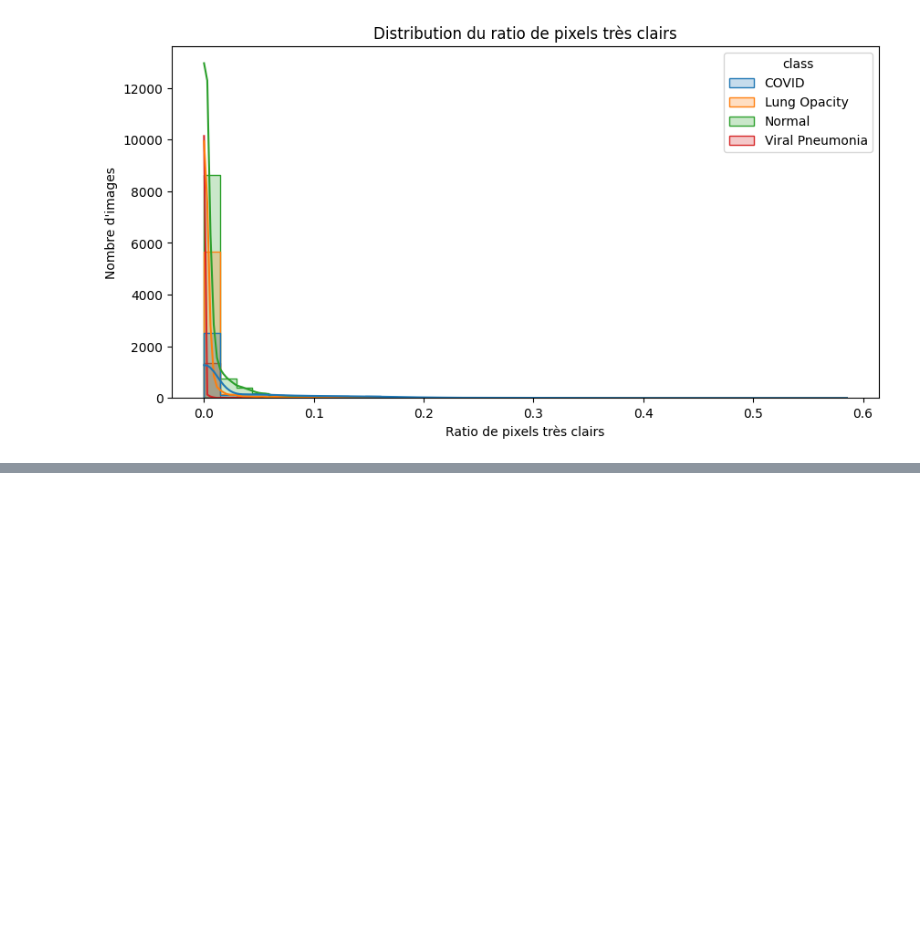
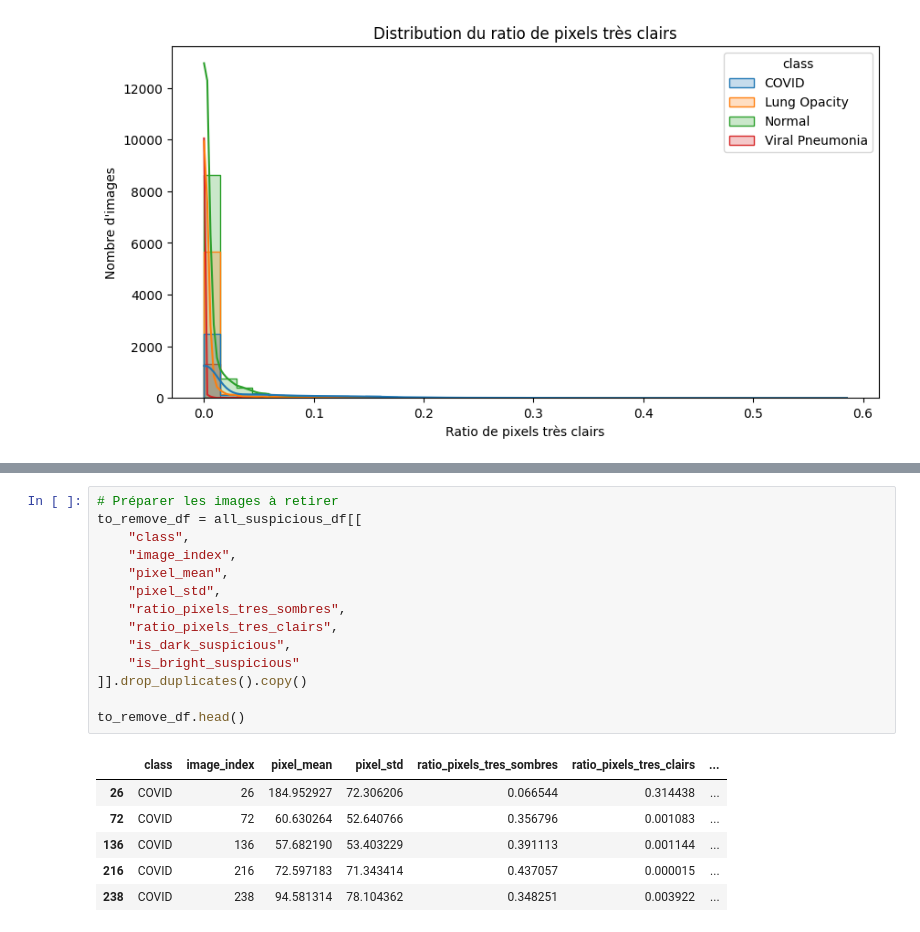
Before and after one commit to hmilet/covid-19, a Jupyter notebook: covid-19_Datasets.ipynb, the cells around one changed output, grey strips where cells are left out. Drawn from its saved outputs; the diff is of its cells as text; blank space fills up the shorter version.

```diff
--- a/covid-19_Datasets.ipynb
+++ b/covid-19_Datasets.ipynb
@@ -612,0 +641,21 @@ plt.show()
+# %%
+# Préparer les images à retirer
+to_remove_df = all_suspicious_df[[
+    "class",
+    "image_index",
+    "pixel_mean",
+    "pixel_std",
+    "ratio_pixels_tres_sombres",
+    "ratio_pixels_tres_clairs",
+    "is_dark_suspicious",
+    "is_bright_suspicious"
+]].drop_duplicates().copy()
+
+to_remove_df.head()
+# %% [output]
+|  | class | image_index | pixel_mean | pixel_std | ratio_pixels_tres_sombres | ratio_pixels_tres_clairs | ... |
+| 26 | COVID | 26 | 184.952927 | 72.306206 | 0.066544 | 0.314438 | ... |
+| 72 | COVID | 72 | 60.630264 | 52.640766 | 0.356796 | 0.001083 | ... |
+| 136 | COVID | 136 | 57.682190 | 53.403229 | 0.391113 | 0.001144 | ... |
+| 216 | COVID | 216 | 72.597183 | 71.343414 | 0.437057 | 0.000015 | ... |
+| 238 | COVID | 238 | 94.581314 | 78.104362 | 0.348251 | 0.003922 | ... |
```
Also changed, not shown: parts of 14 cells of this notebook.
